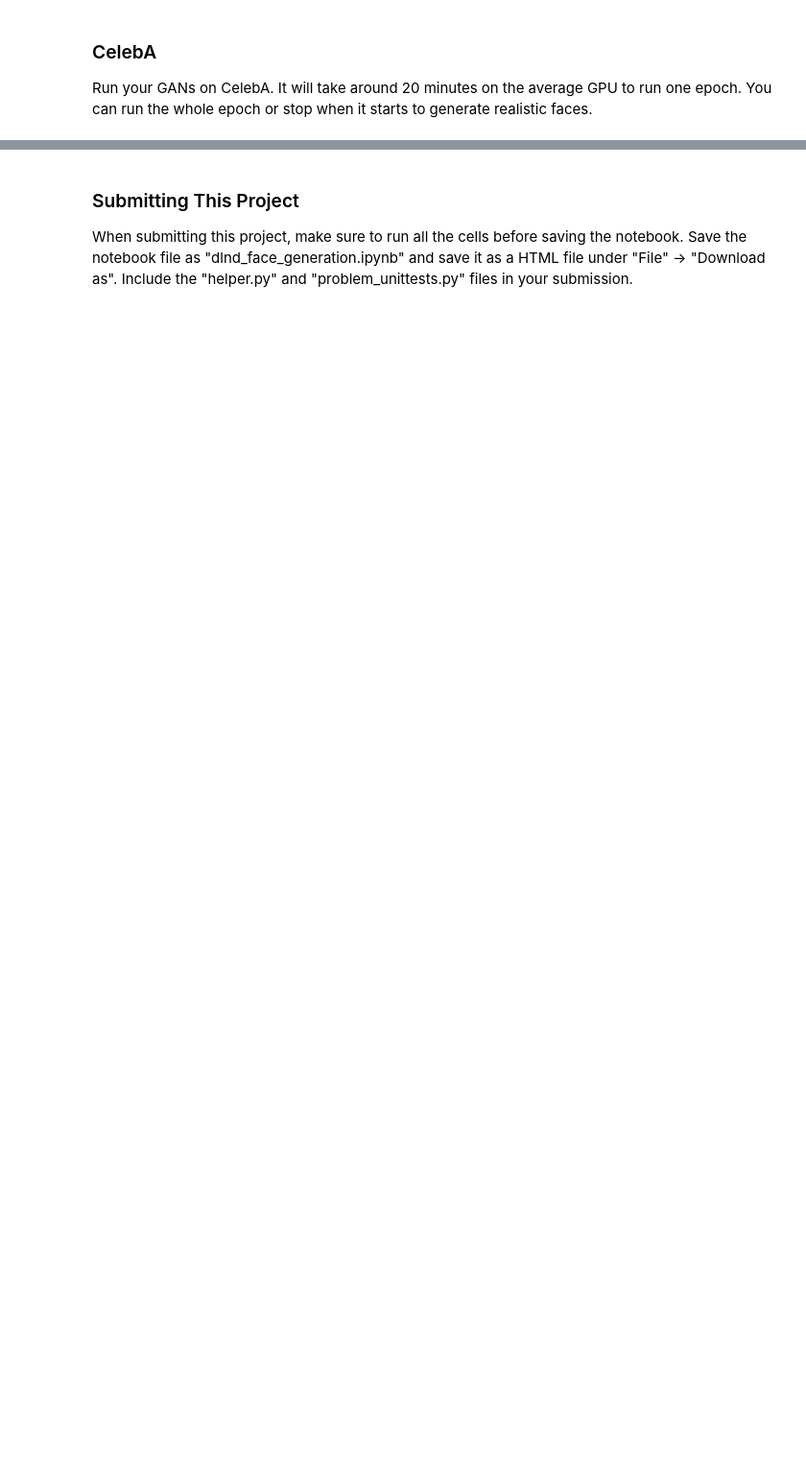
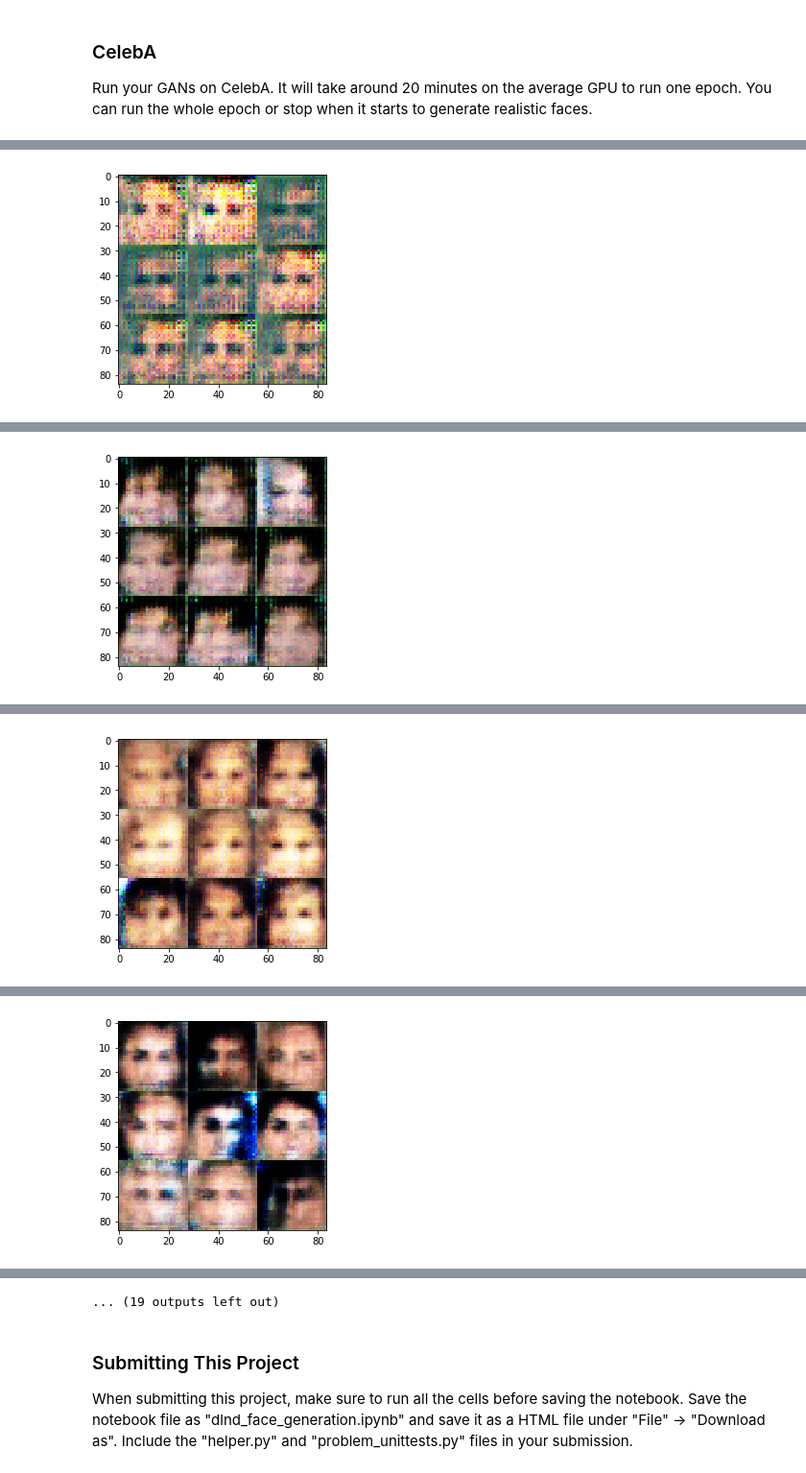
Before and after one commit to schneehund/Image-Generation-GAN, a Jupyter notebook: dlnd_face_generation.ipynb, the cells around one changed output, grey strips where cells are left out. Shown at 96% size. Cells and saved outputs as stored; diff of their text form; code cells hidden in the pictures; blank space fills up the shorter version.

```diff
--- a/dlnd_face_generation.ipynb
+++ b/dlnd_face_generation.ipynb
@@ -397,10 +478,10 @@ with tf.Graph().as_default():
 ### CelebA
 Run your GANs on CelebA.  It will take around 20 minutes on the average GPU to run one epoch.  You can run the whole epoch or stop when it starts to generate realistic faces.
 # %%
-batch_size = None
-z_dim = None
-learning_rate = None
-beta1 = None
+batch_size = 128
+z_dim = 100
+learning_rate = 0.0006
+beta1 = 0.5
 
 
 """
@@ -412,3 +493,4 @@ celeba_dataset = helper.Dataset('celeba', glob(os.path.join(data_dir, 'img_align
 with tf.Graph().as_default():
     train(epochs, batch_size, z_dim, learning_rate, beta1, celeba_dataset.get_batches,
           celeba_dataset.shape, celeba_dataset.image_mode)
+# %% [output]
@@ -414,0 +507 @@ with tf.Graph().as_default():
+[figure, added]
@@ -414,0 +518 @@ with tf.Graph().as_default():
+[figure, added]
@@ -414,0 +529 @@ with tf.Graph().as_default():
+[figure, added]
@@ -414,0 +540 @@ with tf.Graph().as_default():
+[figure, added]
@@ -415,3 +563,4 @@ with tf.Graph().as_default():
+... (19 outputs left out)
 # %% [markdown]
 ### Submitting This Project
 When submitting this project, make sure to run all the cells before saving the notebook. Save the notebook file as "dlnd_face_generation.ipynb" and save it as a HTML file under "File" -> "Download as". Include the "helper.py" and "problem_unittests.py" files in your submission.
```
Also changed, not shown: parts of 7 cells of this notebook, 1 other file.
